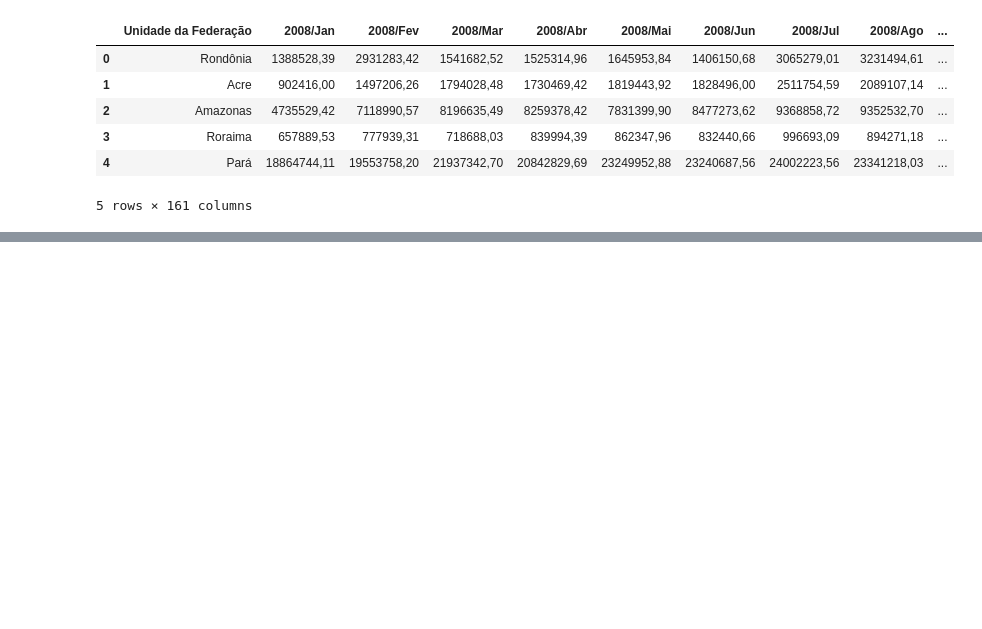
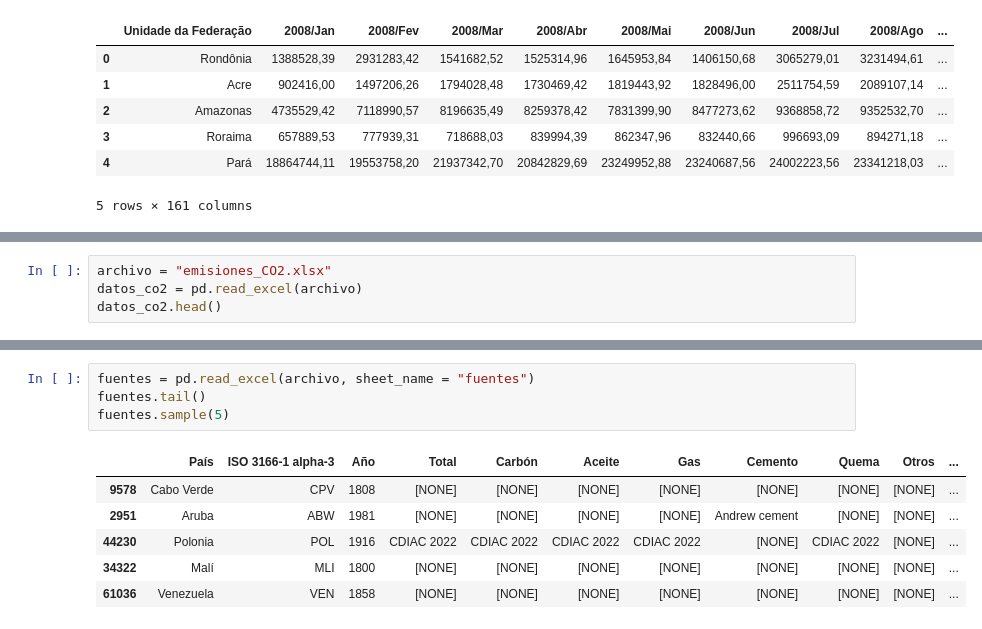
Before and after one commit to cmrondon2000/pandas-es-formatosarchivos, a Jupyter notebook: PandasES.ipynb, the cells around one changed output, grey strips where cells are left out. Drawn from its saved outputs; the diff is of its cells as text; blank space fills up the shorter version.

```diff
--- a/PandasES.ipynb
+++ b/PandasES.ipynb
@@ -109,0 +114,4 @@ datos_sus.head()
+# %%
+archivo = "emisiones_CO2.xlsx"
+datos_co2 = pd.read_excel(archivo)
+datos_co2.head()
@@ -109,0 +140,11 @@ datos_sus.head()
+# %%
+fuentes = pd.read_excel(archivo, sheet_name = "fuentes")
+fuentes.tail()
+fuentes.sample(5)
+# %% [output]
+|  | País | ISO 3166-1 alpha-3 | Año | Total | Carbón | Aceite | Gas | Cemento | Quema | Otros | ... |
+| 9578 | Cabo Verde | CPV | 1808 | [NONE] | [NONE] | [NONE] | [NONE] | [NONE] | [NONE] | [NONE] | ... |
+| 2951 | Aruba | ABW | 1981 | [NONE] | [NONE] | [NONE] | [NONE] | Andrew cement | [NONE] | [NONE] | ... |
+| 44230 | Polonia | POL | 1916 | CDIAC 2022 | CDIAC 2022 | CDIAC 2022 | CDIAC 2022 | [NONE] | CDIAC 2022 | [NONE] | ... |
+| 34322 | Malí | MLI | 1800 | [NONE] | [NONE] | [NONE] | [NONE] | [NONE] | [NONE] | [NONE] | ... |
+| 61036 | Venezuela | VEN | 1858 | [NONE] | [NONE] | [NONE] | [NONE] | [NONE] | [NONE] | [NONE] | ... |
```
Also changed, not shown: parts of 13 cells of this notebook.
